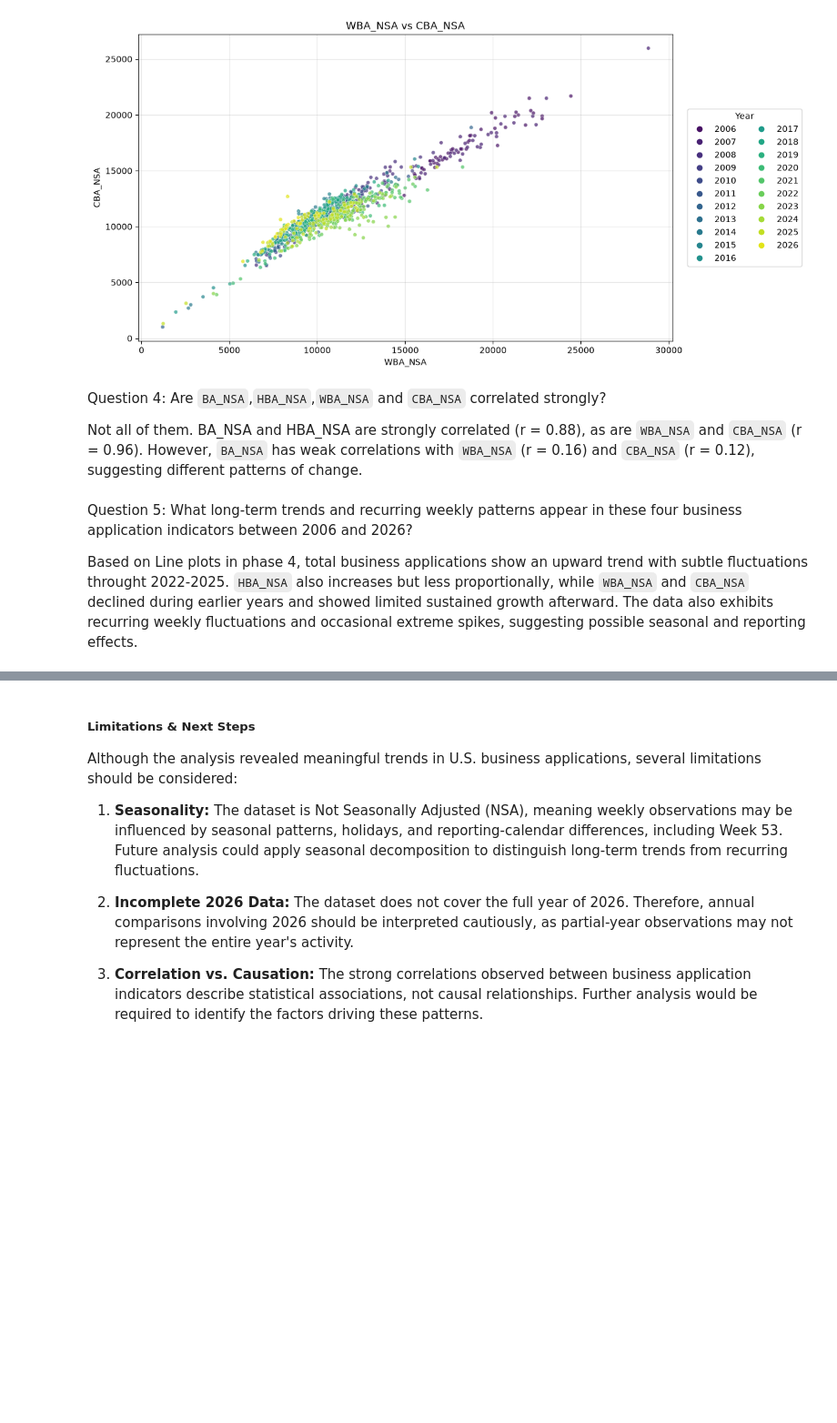
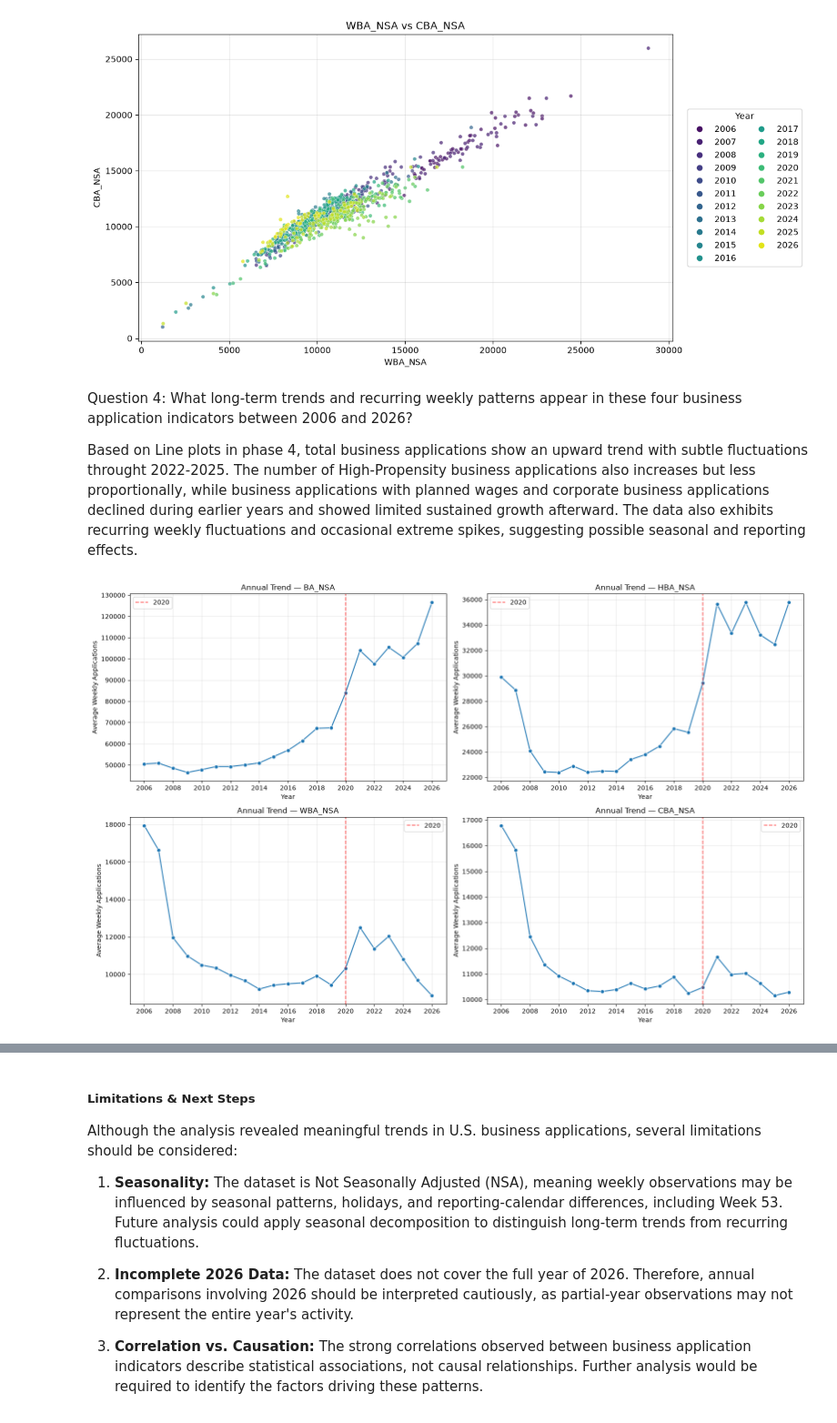
Before and after one commit to farzanehmasteri/EDA---US-Business-Formation-Statistics-Dataset, a Jupyter notebook: code.ipynb, the cells around one changed output, grey strips where cells are left out. Shown at 91% size. Cells and saved outputs as stored; diff of their text form; code cells hidden in the pictures; blank space fills up the shorter version.

Commit message:
phase 5 updated

```diff
--- a/code.ipynb
+++ b/code.ipynb
@@ -795,11 +793,41 @@ plt.tight_layout()
 plt.show()
 # %% [output]
 [figure]
-# %% [markdown]
-Question 4: Are `BA_NSA`,`HBA_NSA`,`WBA_NSA` and `CBA_NSA` correlated strongly?
-
-Not all of them. BA_NSA and HBA_NSA are strongly correlated (r = 0.88), as are `WBA_NSA` and `CBA_NSA` (r = 0.96). However, `BA_NSA` has weak correlations with `WBA_NSA` (r = 0.16) and `CBA_NSA` (r = 0.12), suggesting different patterns of change.
 # %% [markdown]
-Question 5: What long-term trends and recurring weekly patterns appear in these four business application indicators between 2006 and 2026?
+Question 4: What long-term trends and recurring weekly patterns appear in these four business application indicators between 2006 and 2026?
 
-Based on Line plots in phase 4, total business applications show an upward trend with subtle fluctuations throught 2022-2025. `HBA_NSA` also increases but less proportionally, while `WBA_NSA` and `CBA_NSA` declined during earlier years and showed limited sustained growth afterward. The data also exhibits recurring weekly fluctuations and occasional extreme spikes, suggesting possible seasonal and reporting effects.
+Based on Line plots in phase 4, total business applications show an upward trend with subtle fluctuations throught 2022-2025. The number of High-Propensity business applications also increases but less proportionally, while business applications with planned wages and corporate business applications declined during earlier years and showed limited sustained growth afterward. The data also exhibits recurring weekly fluctuations and occasional extreme spikes, suggesting possible seasonal and reporting effects.
+# %%
+import pandas as pd
+import numpy as np
+import matplotlib.pyplot as plt
+import seaborn as sns
+
+main_cols = ["BA_NSA", "HBA_NSA", "WBA_NSA", "CBA_NSA"]
+
+annual_avg = df.groupby("Year")[main_cols].mean()
+
+fig, axes = plt.subplots(2, 2, figsize=(16, 10))
+
+for col, ax in zip(main_cols, axes.flat):
+    sns.lineplot(
+        x=annual_avg.index,
+        y=annual_avg[col],
+        marker="o",
+        ax=ax
+    )
+
+    ax.axvline(2020, color="red", linestyle="--",
+               alpha=0.6, label="2020")
+
+    ax.set_title(f"Annual Trend — {col}")
+    ax.set_xlabel("Year")
+    ax.set_ylabel("Average Weekly Applications")
+    ax.set_xticks(range(2006, 2027, 2))
+    ax.grid(alpha=0.3)
+    ax.legend()
+
+plt.tight_layout()
+plt.show()
+# %% [output]
+[figure, added]
```
Also changed, not shown: parts of 7 cells of this notebook.
